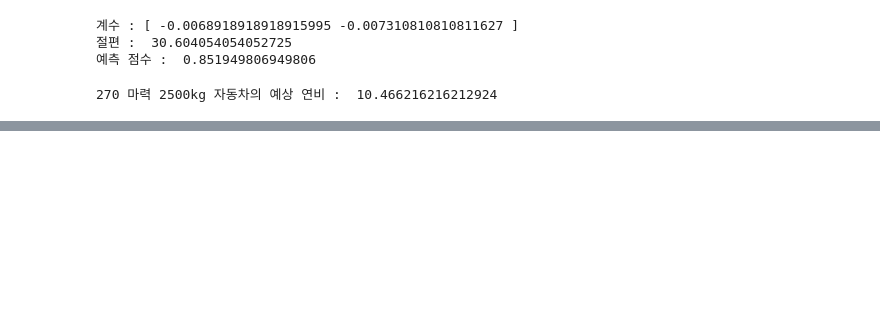
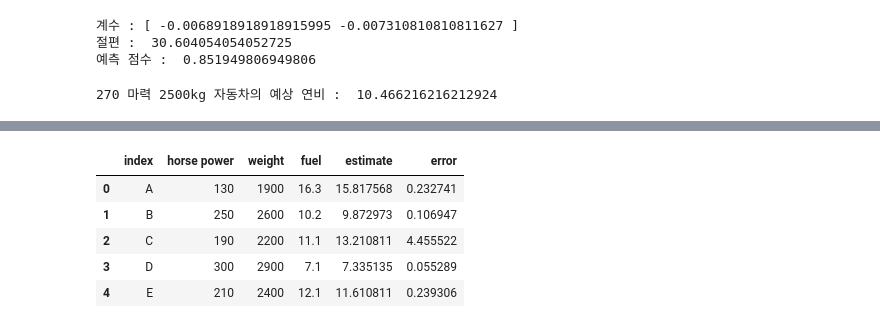
Before and after one commit to eundongg/Study_machine_learning, a Jupyter notebook: Chap04_2.ipynb, the cells around one changed output, grey strips where cells are left out. Saved outputs shown, nothing was run; the diff lists cells and outputs as text; code cells hidden in the pictures; blank space fills up the shorter version.

```diff
--- a/Chap04_2.ipynb
+++ b/Chap04_2.ipynb
@@ -72,0 +103,11 @@ print("270 마력 2500kg 자동차의 예상 연비 : ", 270 * theta[1] + 2500 *
+# %%
+resultset = pd.DataFrame(data = { 'index' : index, 'horse power' : horse_power, 'weight' : weight, 'fuel' : fuel, 'estimate' : y_hat,
+                        'error' : diff_square})
+resultset.head()
+# %% [output]
+|  | index | horse power | weight | fuel | estimate | error |
+| 0 | A | 130 | 1900 | 16.3 | 15.817568 | 0.232741 |
+| 1 | B | 250 | 2600 | 10.2 | 9.872973 | 0.106947 |
+| 2 | C | 190 | 2200 | 11.1 | 13.210811 | 4.455522 |
+| 3 | D | 300 | 2900 | 7.1 | 7.335135 | 0.055289 |
+| 4 | E | 210 | 2400 | 12.1 | 11.610811 | 0.239306 |
```
Also changed, not shown: parts of 13 cells of this notebook.
